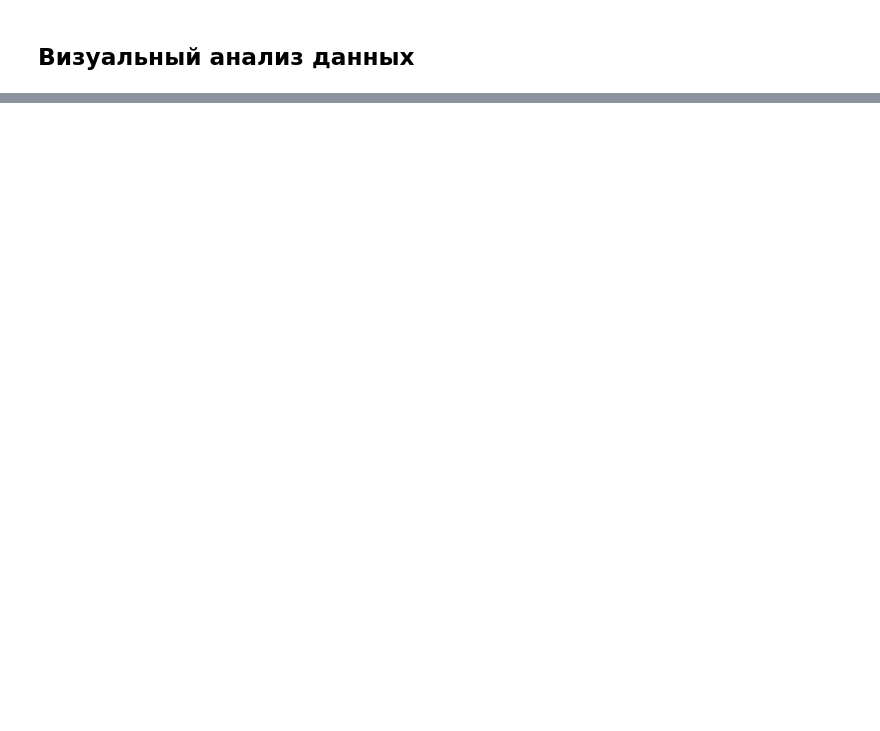
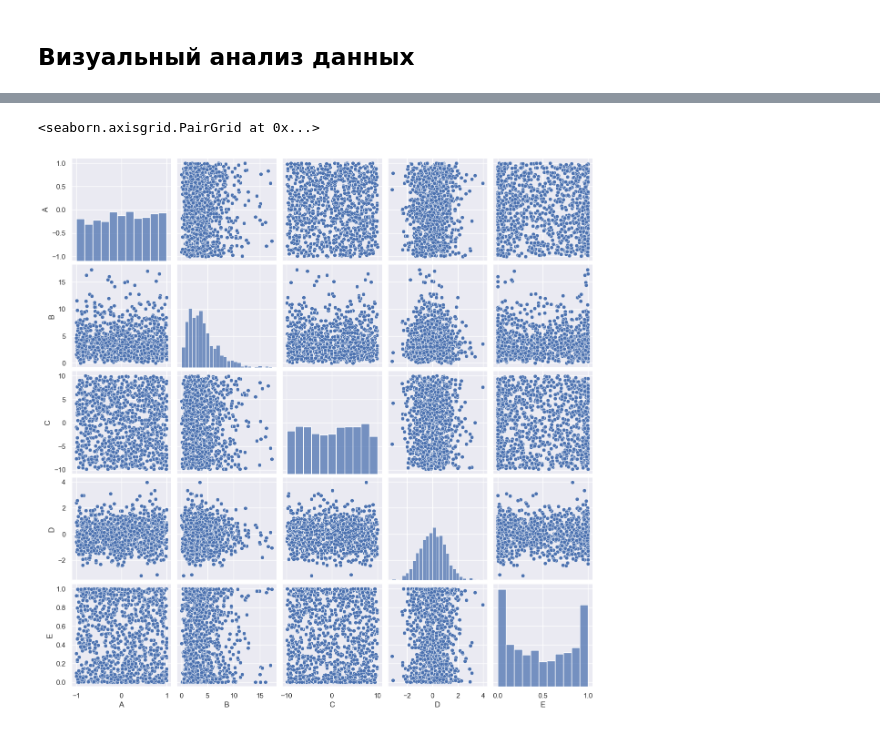
Before and after one commit to ArtemKutsan/Education, a Jupyter notebook: Course03/Module03/module_3_tasks.ipynb, the cells around one changed output, grey strips where cells are left out. Cells and saved outputs as stored; diff of their text form; code cells hidden in the pictures; blank space fills up the shorter version.

```diff
--- a/Course03/Module03/module_3_tasks.ipynb
+++ b/Course03/Module03/module_3_tasks.ipynb
@@ -197,0 +378,5 @@ uniform_and_not = pd.read_csv('uniform_and_not_data.csv')
+# %%
+sns.pairplot(uniform_and_not)
+# %% [output]
+<seaborn.axisgrid.PairGrid at 0x...>
+[figure, added]
```
Also changed, not shown: parts of 16 cells of this notebook, 5 other files.
